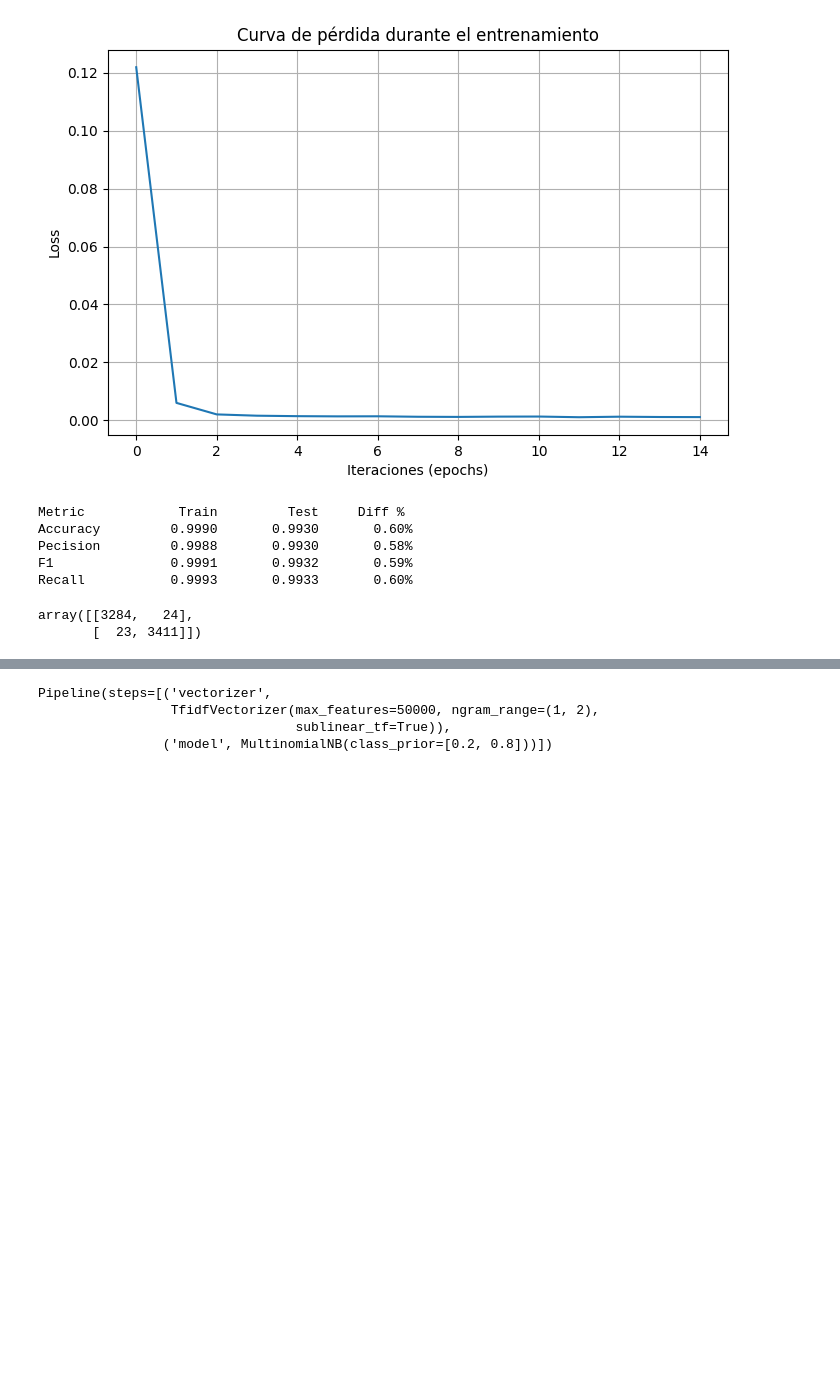
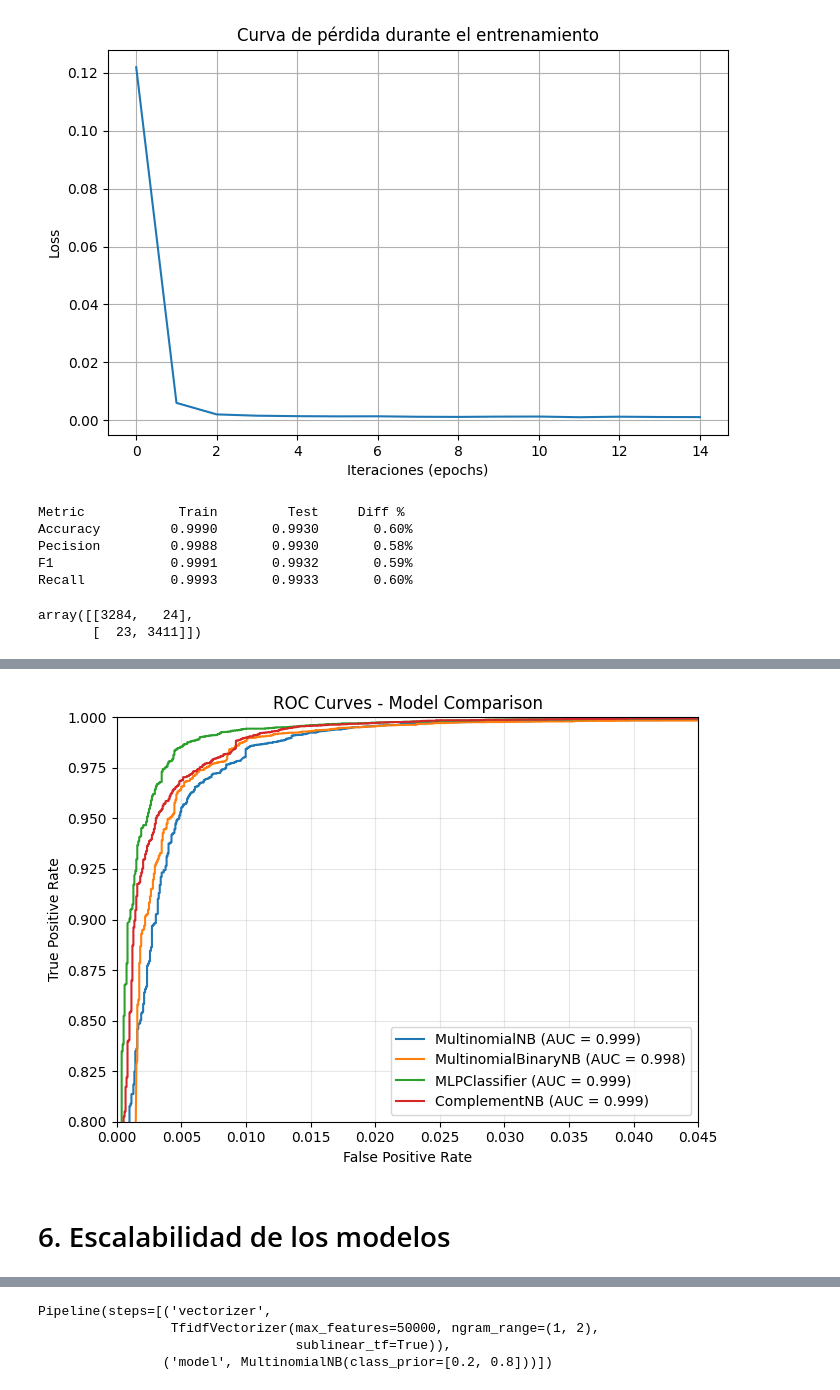
Before and after one commit to spuerta10/SpamDetectionNaiveBayes, a Jupyter notebook: notebooks/nb_vs_mlp.ipynb, the cells around one changed output, grey strips where cells are left out. Drawn from its saved outputs; the diff is of its cells as text; code cells hidden in the pictures; blank space fills up the shorter version.

```diff
--- a/notebooks/nb_vs_mlp.ipynb
+++ b/notebooks/nb_vs_mlp.ipynb
@@ -615,13 +914,7 @@ array([[3274,   34],
 # %%
 chosen_models = {
-    "MultinomialNB": MultinomialNB(alpha=1.0, class_prior=[0.2, 0.8]),
-    "MLPClassifier": MLPClassifier(
-        hidden_layer_sizes=(128),
-        max_iter=15,
-        early_stopping=True,
-        random_state=42,
-        learning_rate_init=0.001,
-        alpha=0.1,
-        activation="tanh",
-    ),
+    "MultinomialNB": multinomial_nb_grid.best_estimator_,
+    "MultinomialBinaryNB": multinomial_binary_nb_grid.best_estimator_,
+    "MLPClassifier": random_search_mlp.best_estimator_,
+    "ComplementNB": complement_nb_grid.best_estimator_,
 }
@@ -628,2 +1002,27 @@ chosen_models = {
+# %%
+fig, ax = plt.subplots(figsize=(7, 5))
+
+ZOOM_X = (0.0, 0.045)
+ZOOM_Y = (0.80, 1.0)
+
+for name, res in roc_results.items():
+    ax.plot(res["fpr"], res["tpr"], label=f"{name} (AUC = {res['auc']:.3f})")
+
+ax.set_xlim(*ZOOM_X)
+ax.set_ylim(*ZOOM_Y)
+
+ax.set_xlabel("False Positive Rate")
+ax.set_ylabel("True Positive Rate")
+ax.set_title("ROC Curves - Model Comparison")
+ax.legend(loc="lower right")
+ax.grid(alpha=0.3)
+
+plt.tight_layout()
+plt.show()
+# %% [output]
+[figure, added]
+# %% [markdown]
+<a id="sec-6"></a>
+# 6. Escalabilidad de los modelos
 # %%
 common_params = {
```
Also changed, not shown: parts of 81 cells of this notebook.
